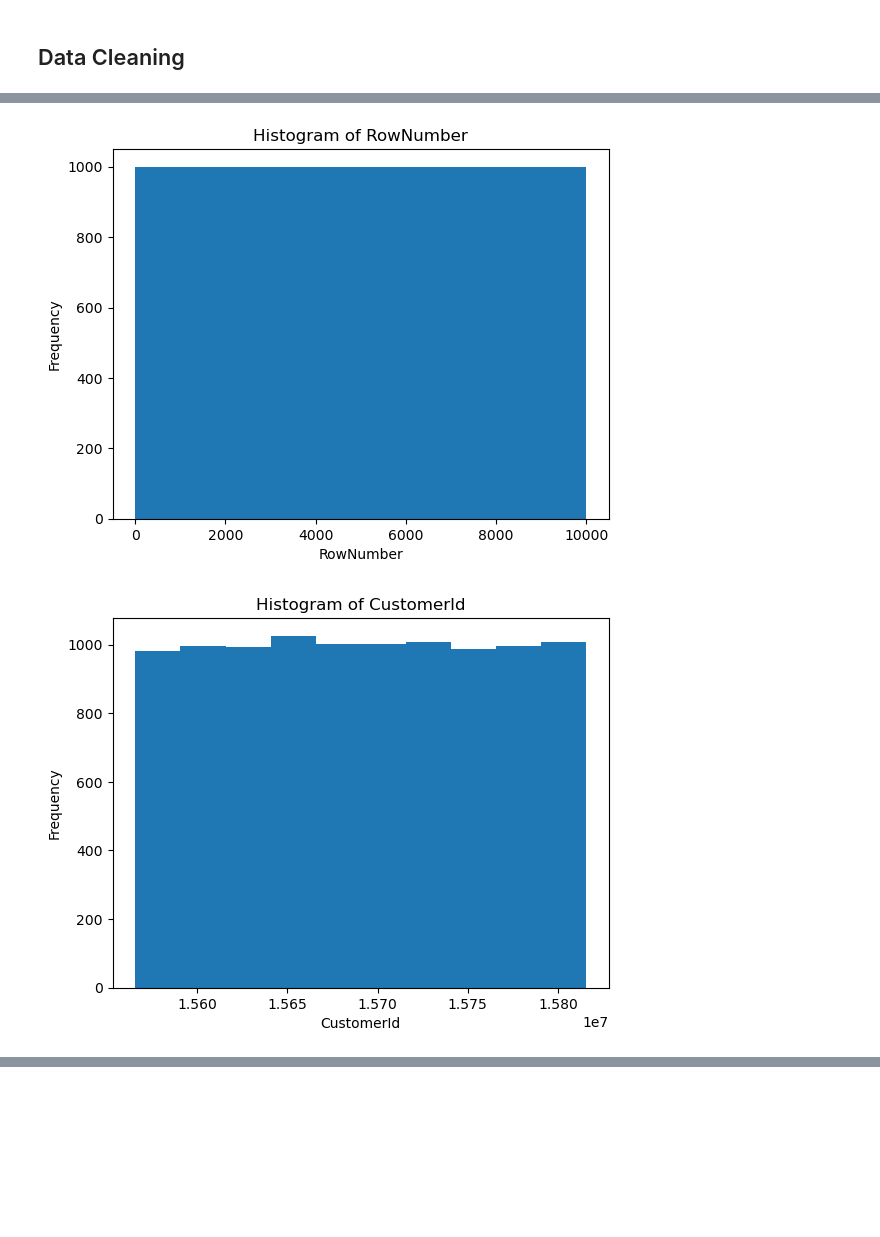
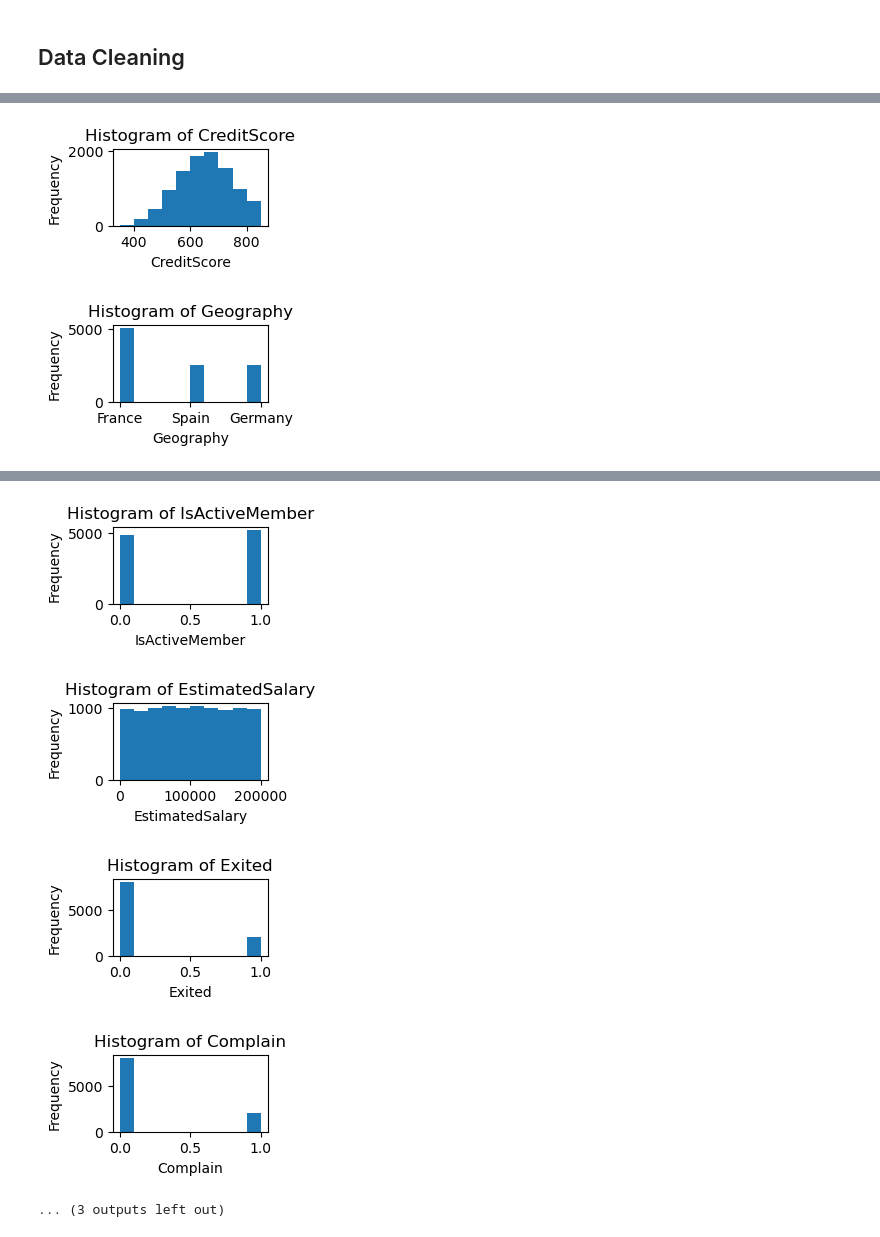
Before and after one commit to Ritaluooo/DS-Projects, a Jupyter notebook: Bank Customer Churn/code.ipynb, the cells around one changed output, grey strips where cells are left out. Cells and saved outputs as stored; diff of their text form; code cells hidden in the pictures; blank space fills up the shorter version.

```diff
--- a/Bank Customer Churn/code.ipynb
+++ b/Bank Customer Churn/code.ipynb
@@ -40,6 +73,22 @@ memory usage: 1.4+ MB
 # %%
 # Delete blanks before and after the column name
 df.columns = df.columns.str.strip()
+# %%
+columns_to_exclude = ["Surname", "RowNumber", "CustomerId"]
+df.drop(columns=columns_to_exclude, inplace=True)
+# %%
+# Assign card type with numerical values
+def card_type_value(card_type):
+    if card_type == 'DIAMOND':
+        return 0
+    elif card_type == 'PLATINUM':
+        return 1
+    elif card_type == 'GOLD':
+        return 2
+    else:
+        return 3
+# %%
+df["Card Type"] = df["Card Type"].apply(card_type_value)
 # %%
 # Create a seperate categorical variables dataframe
 categorical_columns = ["Tenure", "Geography", "Gender", "NumOfProducts", "HasCrCard",
@@ -75,13 +112,13 @@ pprint(unique_value)
  'Tenure': [0, 1, 2, 3, 4, 5, 6, 7, 8, 9, 10]}
 # %%
 # Create histograms for each numerical column
-for col in numerical_variables.select_dtypes(include=['number']):
-    plt.figure()
-    plt.hist(numerical_variables[col])
+for col in df.columns:
+    plt.figure(figsize=(2, 1))
+    plt.hist(df[col])
     plt.title(f'Histogram of {col}')
     plt.xlabel(col)
     plt.ylabel('Frequency')
     plt.show()
 # %% [output]
-[figure, old version]
+[figure, new version]
-[figure, old version]
+[figure, new version]
@@ -93,0 +131,5 @@ for col in numerical_variables.select_dtypes(include=['number']):
+[figure, added]
+[figure, added]
+[figure, added]
+[figure, added]
+... (3 outputs left out)
```
Also changed, not shown: parts of 23 cells of this notebook.
